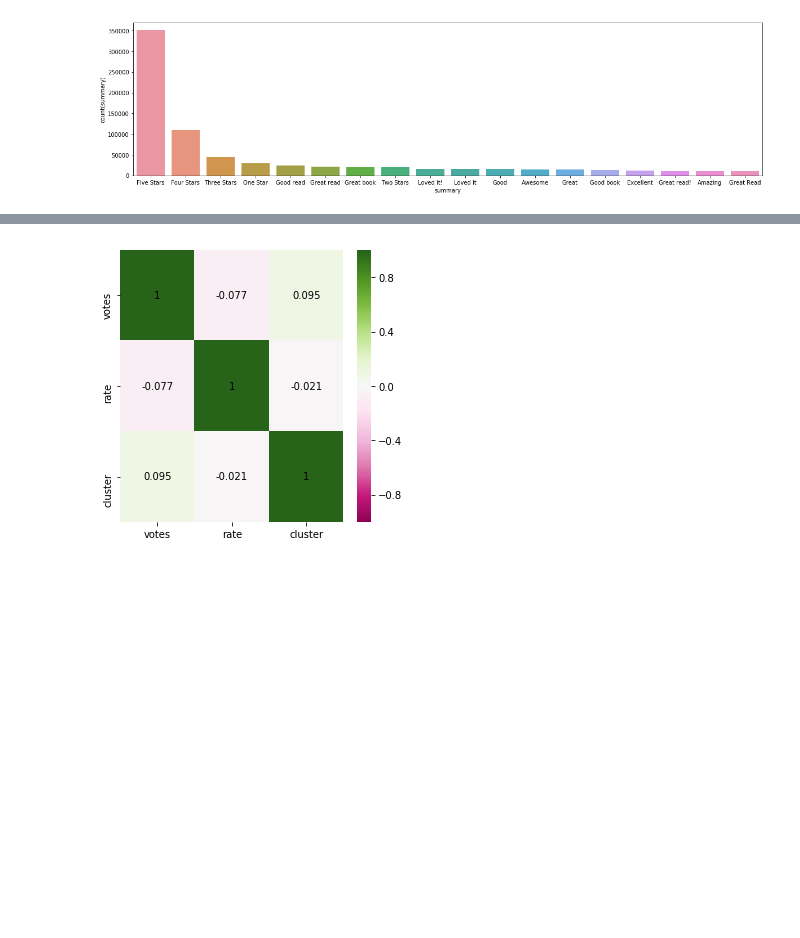
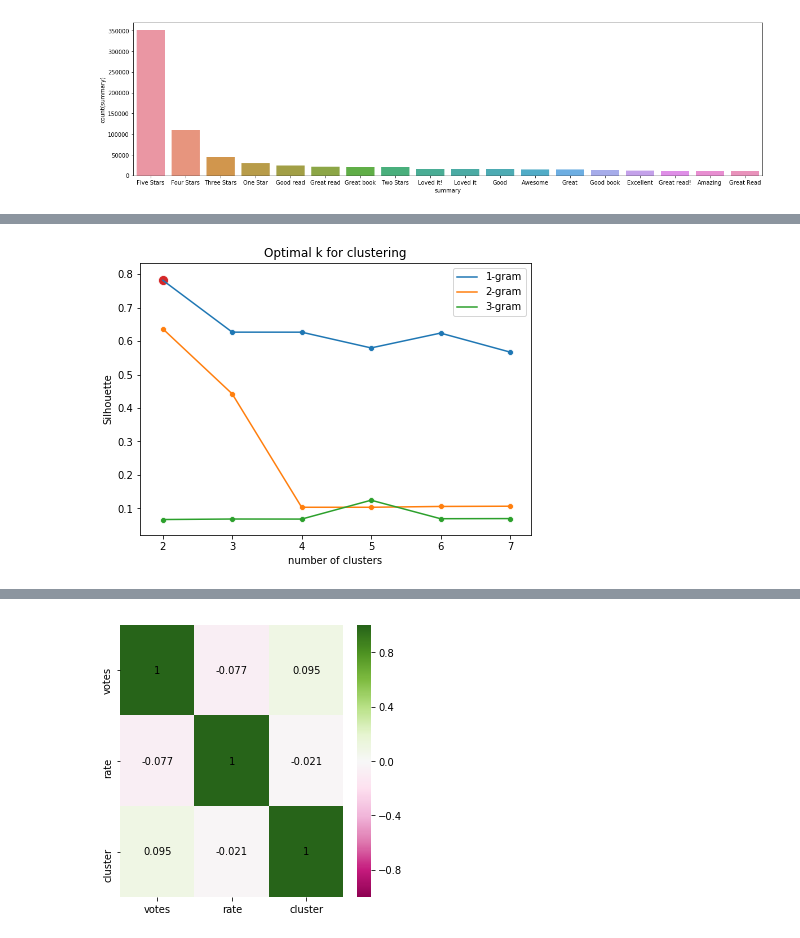
Before and after one commit to moiraghif/Amazon-Kindle-Store-Reviews, a Jupyter notebook: Clustering.ipynb, the cells around one changed output, grey strips where cells are left out. Saved outputs shown, nothing was run; the diff lists cells and outputs as text; code cells hidden in the pictures; blank space fills up the shorter version.

```diff
--- a/Clustering.ipynb
+++ b/Clustering.ipynb
@@ -23,7 +24,8 @@ import seaborn as sns
 
 %matplotlib inline
 # %%
-conf = SparkConf().setAll([('spark.executor.memory', '5g'), ('spark.driver.memory','5g')])
+conf = SparkConf().setAll([('spark.executor.memory', '5g'), ('spark.driver.memory','5g'),
+                          ('spark.driver.maxResultSize','0')])
 
 my_spark = SparkSession \
     .builder.master('local[*]') \
@@ -31,9 +33,8 @@ my_spark = SparkSession \
     .config(conf=conf)\
     .getOrCreate()
 
-#.builder.master('local[*]')\ #should use when using docker
-
-sqlContext = SQLContext(my_spark)
+sqlContext = SQLContext(sparkContext=my_spark.sparkContext,
+                        sparkSession=my_spark)
 # %%
 schema = StructType([StructField("product", StringType(), True),
                  StructField("votes", IntegerType(), True),
@@ -162,2 +165,15 @@ pipeline = Pipeline(stages=[tokenizer, ngram, tf,idf])
-# %%
-mod1 = pipeline.fit(df)
+# %%
+all_res = dict()
+for n in range(1,4):
+    k_mean_res = []
+    for k in range(2,8):
+        start_ = time.time()
+        evaluator = ClusteringEvaluator()
+        pipeline = get_pipeline(n,k)
+        model = pipeline.fit(df)
+        df2 = model.transform(df)
+        silhouette = evaluator.evaluate(df2)
+        k_mean_res.append(silhouette)
+        print("For n=", n, "and k=", k, "Silhouette = " + str(silhouette),
+             "and took", str(round(time.time()-start_)), "s")
+    all_res[n] = k_mean_res
@@ -163,0 +199,21 @@ mod1 = pipeline.fit(df)
+# %%
+plt.figure(figsize=(7,5))
+sns.lineplot(list(range(2,8)),all_res[1])
+sns.scatterplot(list(range(2,8)),all_res[1])
+
+sns.lineplot(list(range(2,8)),all_res[2])
+sns.scatterplot(list(range(2,8)),all_res[2])
+
+sns.lineplot(list(range(2,8)),all_res[3])
+sns.scatterplot(list(range(2,8)),all_res[3])
+
+sns.scatterplot(list(range(2,3)), all_res[1][0], s=100)
+
+plt.xlabel('number of clusters')
+plt.ylabel('Silhouette')
+plt.title('Optimal k for clustering')
+plt.xticks(list(range(2,8)))
+plt.legend(["1-gram","2-gram","3-gram"])
+plt.show()
+# %% [output]
+[figure, added]
```
Also changed, not shown: parts of 46 cells of this notebook, 2 other files.
